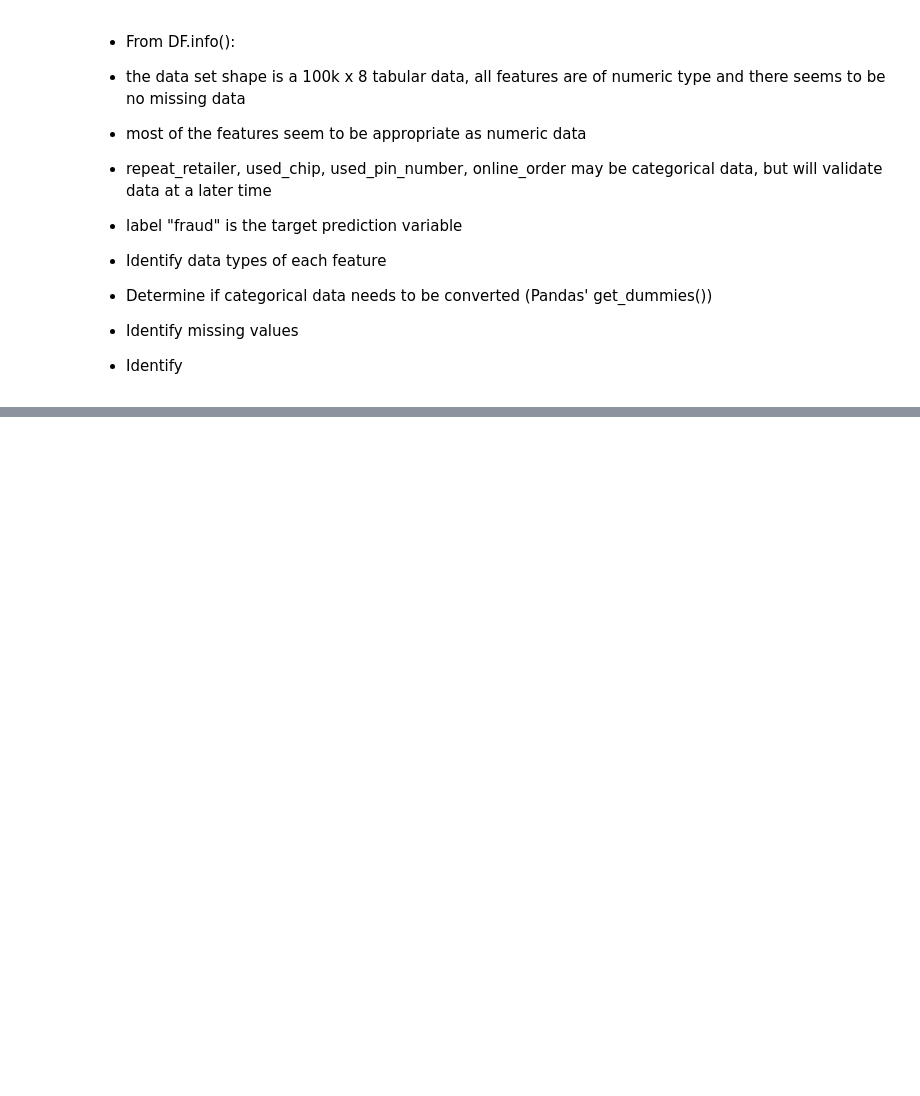
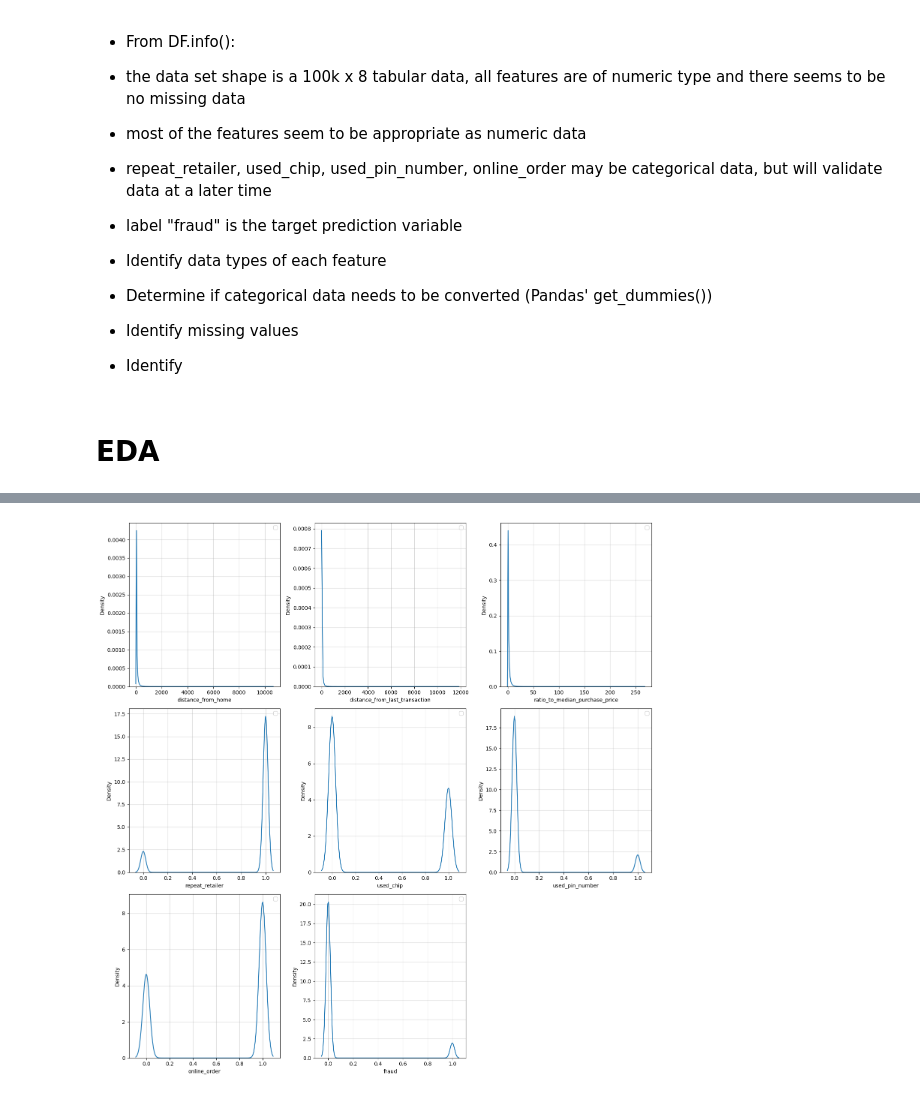
Before and after one commit to project4sharing/exp_credit_card_fraud, a Jupyter notebook: credit_card_fraud.ipynb, the cells around one changed output, grey strips where cells are left out. Cells and saved outputs as stored; diff of their text form; code cells hidden in the pictures; blank space fills up the shorter version.

Commit message:
add data distribution graph

```diff
--- a/credit_card_fraud.ipynb
+++ b/credit_card_fraud.ipynb
@@ -120,3 +120,19 @@ df_credit_card_fraud_org.describe(include='all')
 *   Determine if categorical data needs to be converted (Pandas' get_dummies())
 *   Identify missing values
 *   Identify
+# %% [markdown]
+# **EDA**
+# %%
+fig = plt.figure(figsize=(15, 15))
+rows, cols = 3, 3
+for i, col_name in enumerate(df_credit_card_fraud_org.loc[:, 'distance_from_home' : 'fraud'].columns):
+  # print(f"{i}, {col_name}")
+  ax = fig.add_subplot(rows, cols, i+1)
+  ax.grid(alpha=0.5, axis='both')
+  sns.kdeplot(x = col_name, data = df_credit_card_fraud_org)
+  ax.set_xlabel(col_name)
+  ax.legend()
+
+fig.tight_layout()
+fig.show()
+# %% [output]
@@ -122,0 +147 @@ df_credit_card_fraud_org.describe(include='all')
+[figure, added]
```
Also changed, not shown: parts of 1 cell of this notebook.
